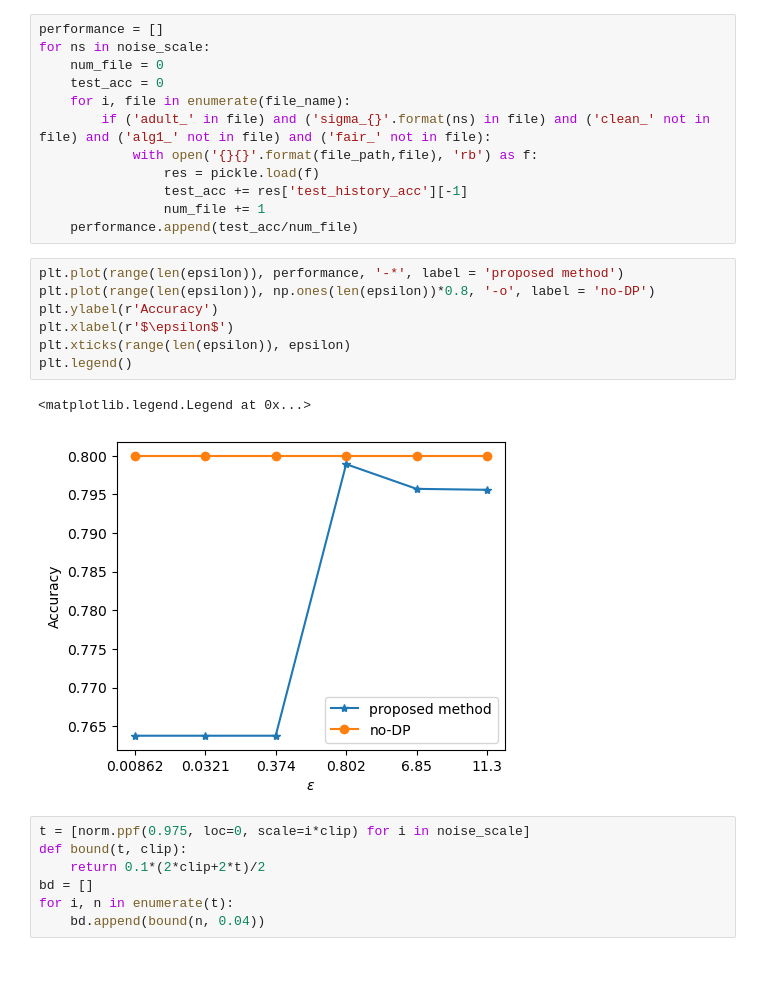
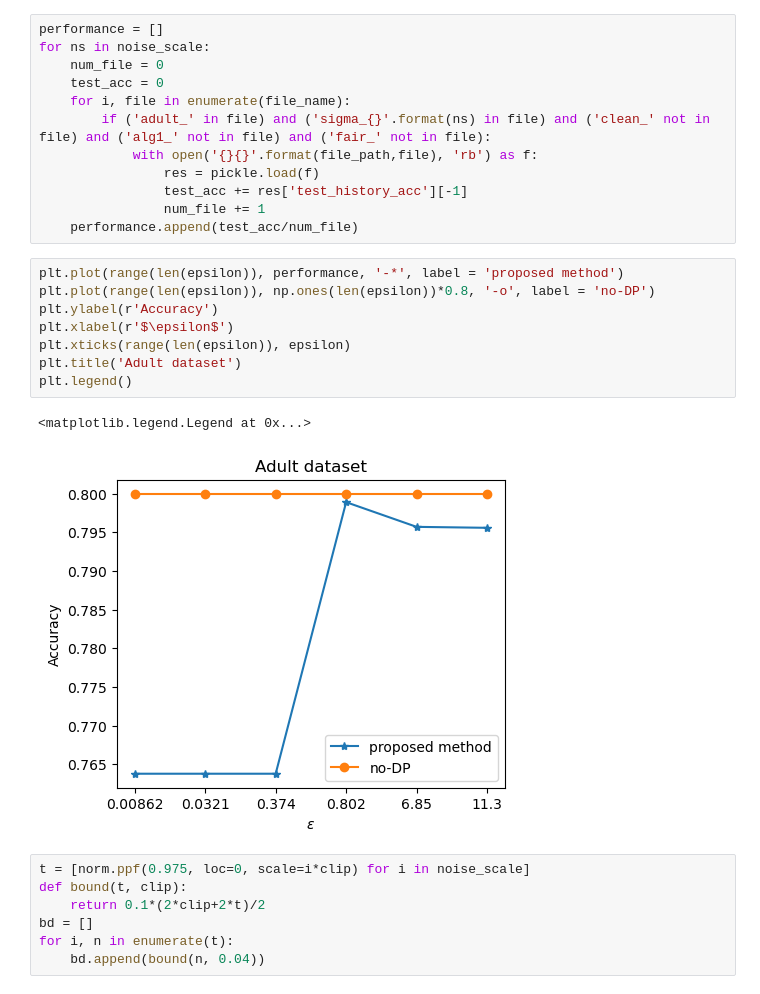
Before and after one commit to khangtran2020/FairDP, a Jupyter notebook: Error_Analysis.ipynb, the cells around one changed output. Cells and saved outputs as stored; diff of their text form; blank space fills up the shorter version.

```diff
--- a/Error_Analysis.ipynb
+++ b/Error_Analysis.ipynb
@@ -31,13 +33,14 @@ for ns in noise_scale:
 # %%
 plt.plot(range(len(epsilon)), performance, '-*', label = 'proposed method')
 plt.plot(range(len(epsilon)), np.ones(len(epsilon))*0.8, '-o', label = 'no-DP')
 plt.ylabel(r'Accuracy')
 plt.xlabel(r'$\epsilon$')
 plt.xticks(range(len(epsilon)), epsilon)
+plt.title('Adult dataset')
 plt.legend()
 # %% [output]
 <matplotlib.legend.Legend at 0x...>
-[figure, old version]
+[figure, new version]
 # %%
 t = [norm.ppf(0.975, loc=0, scale=i*clip) for i in noise_scale]
 def bound(t, clip):
```
Also changed, not shown: parts of 27 cells of this notebook, 4 other files.
